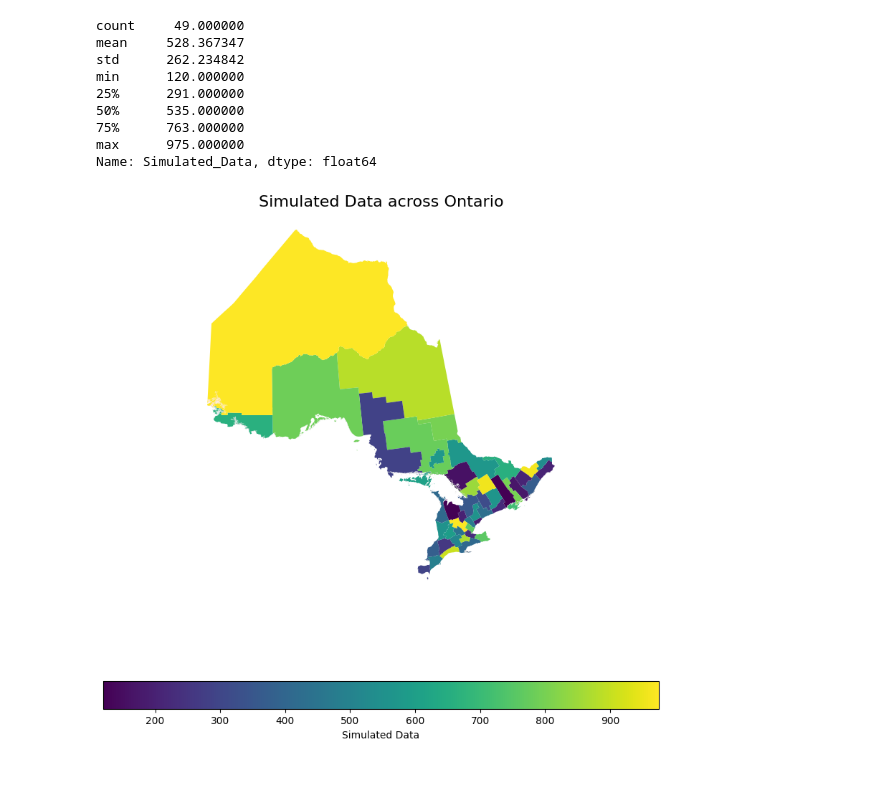
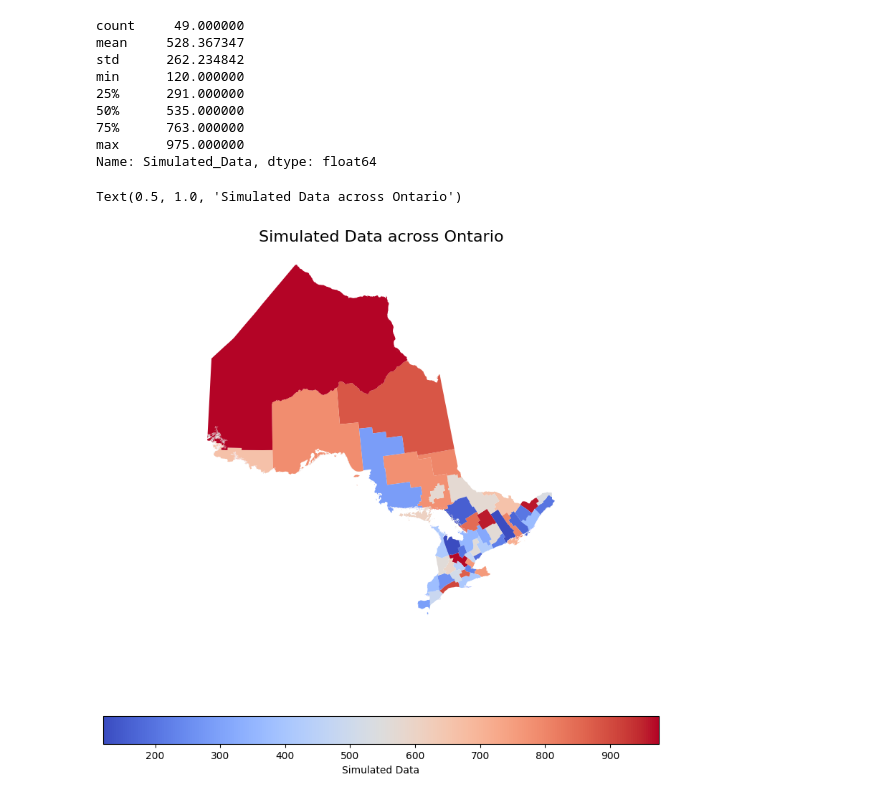
Before and after one commit to lennon-li/AI4PH, a Jupyter notebook: assigment/assign1.ipynb, the cells around one changed output. Drawn from its saved outputs; the diff is of its cells as text; code cells hidden in the pictures.

```diff
--- a/assigment/assign1.ipynb
+++ b/assigment/assign1.ipynb
@@ -80,23 +78,21 @@ Name: Simulated_Data, dtype: float64
 # %%
 
 # Assuming 'ontario' is your GeoDataFrame and it includes a column 'Simulated_Data' for plotting
 
 # Set the figure and axis
 fig, ax = plt.subplots(1, 1, figsize=(10, 10))
 
 # Plot the choropleth map
 # Adjust the column to your simulated data column name if different
 ontario.plot(column='Simulated_Data', ax=ax, legend=True,
              legend_kwds={'label': "Simulated Data", 'orientation': "horizontal"},
-             cmap='viridis')  # You can change 'viridis' to any other colormap
+             cmap='coolwarm')
 
 # Remove the axis for a cleaner look
 ax.axis('off')
 
 # Add a title
 ax.set_title('Simulated Data across Ontario', fontdict={'fontsize': '16', 'fontweight' : '3'})
-
-# Show the plot
-plt.show()
 # %% [output]
+Text(0.5, 1.0, 'Simulated Data across Ontario')
-[figure, old version]
+[figure, new version]
```
Also changed, not shown: parts of 5 cells of this notebook, 3 other files.
